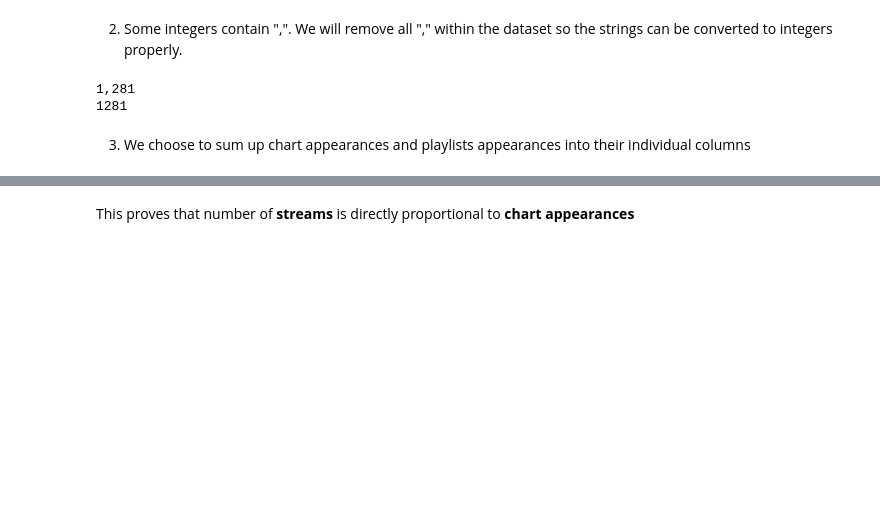
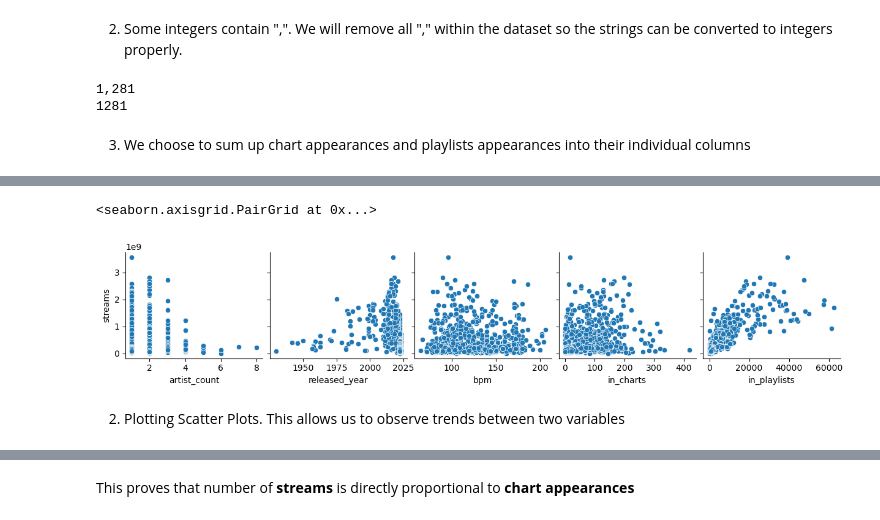
Before and after one commit to certificateofparticipation/VJCxTP-Hackathon-24, a Jupyter notebook: main.ipynb, the cells around one changed output, grey strips where cells are left out. Saved outputs shown, nothing was run; the diff lists cells and outputs as text; code cells hidden in the pictures; blank space fills up the shorter version.

```diff
--- a/main.ipynb
+++ b/main.ipynb
@@ -115,3 +148,12 @@ plt.show()
+# %%
+columns = ['artist_count', 'released_year', 'bpm', 'in_charts', 'in_playlists']
+
+sns.pairplot(df, x_vars = columns, y_vars = ['streams'])
+# %% [output]
+<seaborn.axisgrid.PairGrid at 0x...>
+[figure, added]
+# %% [markdown]
+2. Plotting Scatter Plots. This allows us to observe trends between two variables
 # %%
 # Plot scatterplot of streams against chart appearances, as well as a best fit line to represent the trend
 
```
Also changed, not shown: parts of 10 cells of this notebook.
